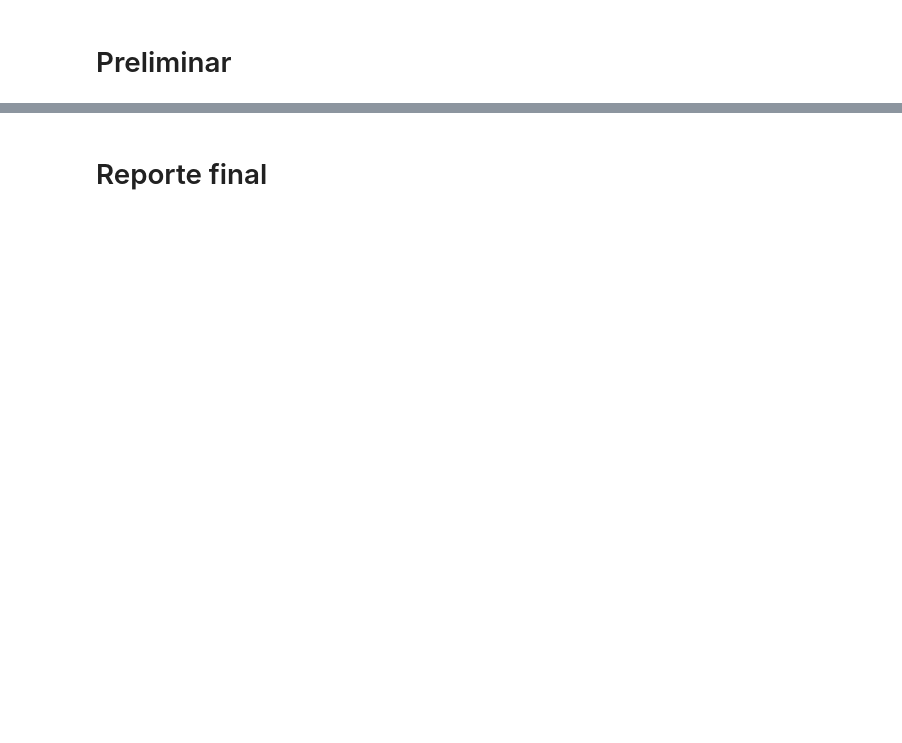
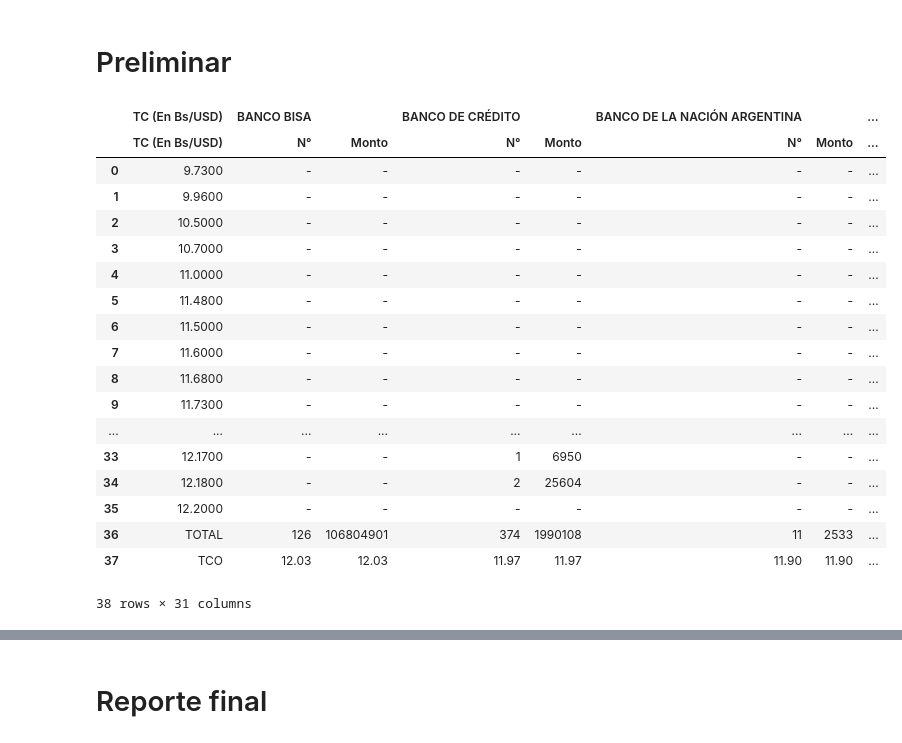
Before and after one commit to RhomDan/tipo_cambio_oficial_bcb, a Jupyter notebook: info_tco_bcb.ipynb, the cells around one changed output, grey strips where cells are left out. Saved outputs shown, nothing was run; the diff lists cells and outputs as text; code cells hidden in the pictures; blank space fills up the shorter version.

```diff
--- a/info_tco_bcb.ipynb
+++ b/info_tco_bcb.ipynb
@@ -27,4 +27,29 @@ response = session.get(url)
 soup = BeautifulSoup(response.text, 'html.parser')
 input_fechas = soup.find('input')
 fechas = [item.replace('[','').replace(']','').replace('"','') for item in input_fechas['data-fechas'].split(',')]
+# %%
+request = requests.post(url, headers = headers)
+tablas = pd.read_html(url, encoding = 'utf-8', thousands = '.', decimal = ',')
+tabla = tablas[0]
+tabla
+# %% [output]
+|  | TC (En Bs/USD) | BANCO BISA |  | BANCO DE CRÉDITO |  | BANCO DE LA NACIÓN ARGENTINA |  | ... |
+|  | TC (En Bs/USD) | N° | Monto | N° | Monto | N° | Monto | ... |
+| 0 | 9.7300 | - | - | - | - | - | - | ... |
+| 1 | 9.9600 | - | - | - | - | - | - | ... |
+| 2 | 10.5000 | - | - | - | - | - | - | ... |
+| 3 | 10.7000 | - | - | - | - | - | - | ... |
+| 4 | 11.0000 | - | - | - | - | - | - | ... |
+| 5 | 11.4800 | - | - | - | - | - | - | ... |
+| 6 | 11.5000 | - | - | - | - | - | - | ... |
+| 7 | 11.6000 | - | - | - | - | - | - | ... |
+| 8 | 11.6800 | - | - | - | - | - | - | ... |
+| 9 | 11.7300 | - | - | - | - | - | - | ... |
+| ... | ... | ... | ... | ... | ... | ... | ... | ... |
+| 33 | 12.1700 | - | - | 1 | 6950 | - | - | ... |
+| 34 | 12.1800 | - | - | 2 | 25604 | - | - | ... |
+| 35 | 12.2000 | - | - | - | - | - | - | ... |
+| 36 | TOTAL | 126 | 106804901 | 374 | 1990108 | 11 | 2533 | ... |
+| 37 | TCO | 12.03 | 12.03 | 11.97 | 11.97 | 11.90 | 11.90 | ... |
+38 rows × 31 columns
 # %%
```
Also changed, not shown: parts of 14 cells of this notebook, 6 other files.
